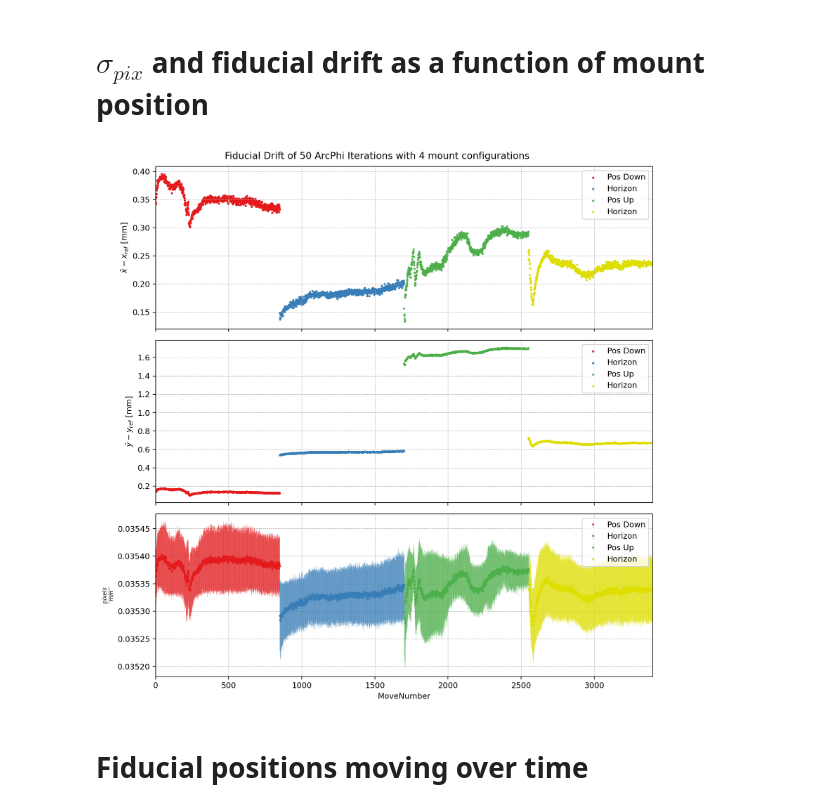
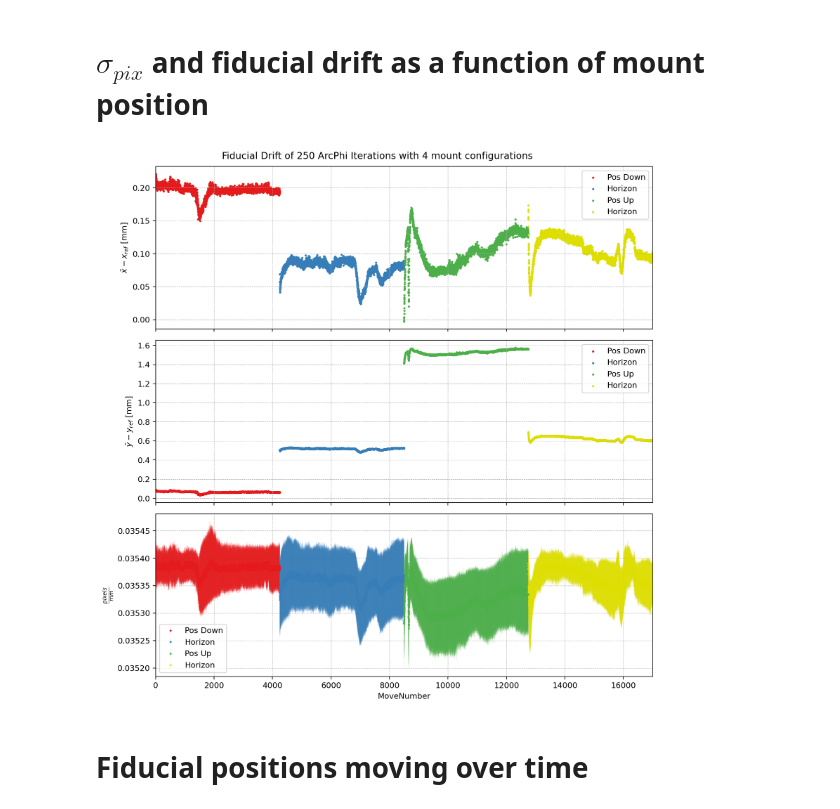
Before and after one commit to SSantosLab/DESI-QA, a Jupyter notebook: calib/Testing Figures - long-arc tests of linear phi.ipynb, the cells around one changed output. Drawn from its saved outputs; the diff is of its cells as text; code cells hidden in the pictures.

```diff
--- a/calib/Testing Figures - long-arc tests of linear phi.ipynb
+++ b/calib/Testing Figures - long-arc tests of linear phi.ipynb
@@ -430,7 +431,8 @@ def importToDf(datapath,fidpath):
 # %% [markdown]
 # Importing the database with relevant timestamps
 # %%
-testStart = np.datetime64('2023-07-11 09:07:00')
+testStart = np.datetime64('2023-07-17 15:51:09')
+figPath = '/home/msdos/DESI-QA/output/figures/LinPhiTests/250ArcPhiTest/'
 testFinish = testStart + np.timedelta64(1,"h")
 # %%
 # Setting paths
@@ -456,2 +442,5 @@ df
 # %%
-four_config_indices = [0,int(len(df)/4),int(len(df)/4*2),int(len(df)/4*3),int(len(df))]
+four_config_indices = [-1,int(len(df)/4)-1,int(len(df)/4*2)-1,int(len(df)/4*3)-1,int(len(df))]
+# four_config_indices = [0,int(len(df))]
+# n_repetitions = 250
+# four_config_indices = [0,n_repetitions*17,2*n_repetitions*17,3*n_repetitions*17,len(df)]
@@ -466,72 +471,60 @@ four_colors  = ['#e41a1c','#377eb8','#4daf4a', '#dede00']
 pointmarkers = ["v",'o','^','o']
 refs = [39.5,30.5]
 legendloc=0
-title = "Fiducial Drift of 50 ArcPhi Iterations with 4 mount configurations"
+title = "Fiducial Drift of 250 ArcPhi Iterations with 4 mount configurations"
 save=True
 # %%
 fig,axs = plt.subplots(3,1,figsize=[10,10],sharex=True)
 
 fig.suptitle(title)
 
-# First row - mean x fiducial position
 init = 0
-# for j in range(len(MountConfigs)):
-#     axs[0].scatter(np.arange(init,len(df[df['MountConfiguration']==MountConfigs[j]][df.columns.values[17]])+init),
-#              df[df['MountConfiguration']==MountConfigs[j]][df.columns.values[[17,19,21,23]]].mean(axis=1)*df[df['MountConfiguration']==MountConfigs[j]]['pix2mm']-refs[0],
-#              color=colors[j],label=MountConfigs[j],s=3)
-#     init+=len(df[df['MountConfiguration']==MountConfigs[j]]['pix2mm'])
-for j in range(4):
-    axs[0].scatter(np.arange(init,len(df.loc[four_config_indices[j]:four_config_indices[j+1]][df.columns.values[17]])+init),
-             df.loc[four_config_indices[j]:four_config_indices[j+1]][df.columns.values[[17,19,21,23]]].mean(axis=1)*df[four_config_indices[j]:four_config_indices[j+1]]['pix2mm']-refs[0],
+for j in range(len(four_config_indices)-1):
+    # For movenumber
+    axs[0].scatter(np.arange(init,len(df.loc[four_config_indices[j]+1:four_config_indices[j+1]][df.columns.values[17]])+init),
+             df.loc[four_config_indices[j]+1:four_config_indices[j+1]][df.columns.values[[17,19,21,23]]].mean(axis=1)*df[four_config_indices[j]+1:four_config_indices[j+1]]['pix2mm']-refs[0],
              color=four_colors[j],label=MountConfigs[j],s=3)
-    init+=len(df[four_config_indices[j]:four_config_indices[j+1]]['pix2mm'])
+    axs[1].scatter(np.arange(init,len(df.loc[four_config_indices[j]+1:four_config_indices[j+1]][df.columns.values[18]])+init),
+             df.loc[four_config_indices[j]+1:four_config_indices[j+1]][df.columns.values[[18,20,22,24]]].mean(axis=1)*df[four_config_indices[j]+1:four_config_indices[j+1]]['pix2mm']-refs[1],
+             color=four_colors[j],label=MountConfigs[j],s=3)
+    axs[2].errorbar(np.arange(init,len(df.loc[four_config_indices[j]+1:four_config_indices[j+1]]['pix2mm'])+init),
+             df.loc[four_config_indices[j]+1:four_config_indices[j+1]]['pix2mm'],
+             yerr=df.loc[four_config_indices[j]+1:four_config_indices[j+1]]['sigpix2mm'],color=four_colors[j],
+             label=MountConfigs[j],capsize=0, fmt='.',elinewidth=.1,markersize=3)
+
+    # For dates
+#     axs[0].scatter(df.loc[four_config_indices[j]+1:four_config_indices[j+1]]['move'],
+#         df.loc[four_config_indices[j]+1:four_config_indices[j+1]][df.columns.values[[17,19,21,23]]].mean(axis=1)*df[four_config_indices[j]+1:four_config_indices[j+1]]['pix2mm']-refs[0],
+#         color=four_colors[j],label=MountConfigs[j],s=3)
+#     axs[1].scatter(df.loc[four_config_indices[j]+1:four_config_indices[j+1]]['move'],
+#          df.loc[four_config_indices[j]+1:four_config_indices[j+1]][df.columns.values[[18,20,22,24]]].mean(axis=1)*df[four_config_indices[j]+1:four_config_indices[j+1]]['pix2mm']-refs[1],
+#          color=four_colors[j],label=MountConfigs[j],s=3)
+#     axs[2].errorbar(df.loc[four_config_indices[j]+1:four_config_indices[j+1]]["move"],df.loc[four_config_indices[j]+1:four_config_indices[j+1]]['pix2mm'],
+#         yerr=df.loc[four_config_indices[j]+1:four_config_indices[j+1]]['sigpix2mm'],color=four_colors[j],
+#         label=MountConfigs[j],capsize=0, fmt='.',elinewidth=.1,markersize=3)
+
+
+    init+=len(df[four_config_indices[j]+1:four_config_indices[j+1]]['pix2mm'])
+
 axs[0].set_ylabel(r'$\bar{x}-x_{ref}$ [mm]')
-axs[0].set_xlim(0,len(df))
-
-# Second row - mean y fiducial position
-init = 0
-# for j in range(len(MountConfigs)):
-#     axs[1].scatter(np.arange(init,len(df[df['MountConfiguration']==MountConfigs[j]][df.columns.values[18]])+init),
-#              df[df['MountConfiguration']==MountConfigs[j]][df.columns.values[[18,20,22,24]]].mean(axis=1)*df[df['MountConfiguration']==MountConfigs[j]]['pix2mm']-refs[1],
-#              color=colors[j],label=MountConfigs[j],s=3)
-#     init+=len(df[df['MountConfiguration']==MountConfigs[j]]['pix2mm'])
-for j in range(4):
-    axs[1].scatter(np.arange(init,len(df.loc[four_config_indices[j]:four_config_indices[j+1]][df.columns.values[18]])+init),
-             df.loc[four_config_indices[j]:four_config_indices[j+1]][df.columns.values[[18,20,22,24]]].mean(axis=1)*df[four_config_indices[j]:four_config_indices[j+1]]['pix2mm']-refs[1],
-             color=four_colors[j],label=MountConfigs[j],s=3)
-    init+=len(df[four_config_indices[j]:four_config_indices[j+1]]['pix2mm'])
 axs[1].set_ylabel(r'$\bar{y}-y_{ref}$ [mm]')
-axs[1].set_xlim(0,len(df))
-
-# Third row - pix/mm and sig pix/mm errorbar fig
-init = 0
-# for j in range(len(MountConfigs)):
-#     axs[2].errorbar(np.arange(init,len(df[df['MountConfiguration']==MountConfigs[j]]['pix2mm'])+init),
-#              df[df['MountConfiguration']==MountConfigs[j]]['pix2mm'],
-#              yerr=df[df['MountConfiguration']==MountConfigs[j]]['sigpix2mm'],color=colors[j],
-#              label=MountConfigs[j],capsize=0, fmt='.',elinewidth=.2,markersize=3)
-#     init+=len(df[df['MountConfiguration']==MountConfigs[j]]['pix2mm'])
-for j in range(4):
-    axs[2].errorbar(np.arange(init,len(df.loc[four_config_indices[j]:four_config_indices[j+1]]['pix2mm'])+init),
-             df.loc[four_config_indices[j]:four_config_indices[j+1]]['pix2mm'],
-             yerr=df.loc[four_config_indices[j]:four_config_indices[j+1]]['sigpix2mm'],color=four_colors[j],
-             label=MountConfigs[j],capsize=0, fmt='.',elinewidth=.2,markersize=3)
-    init+=len(df.loc[four_config_indices[j]:four_config_indices[j+1]]['pix2mm'])
 axs[2].set_ylabel(r'$\frac{pixels}{mm}$')
 axs[2].set_xlabel('MoveNumber')
-axs[2].set_xlim(0,len(df))
+
 for i in range(3):
     axs[i].grid(linestyle='--',linewidth=0.5)
     axs[i].legend(loc=legendloc)
+    # Comment following line out for dates
+    axs[i].set_xlim(0,len(df))
 
 fig.tight_layout()
 
 if save:
     plt.savefig(figPath+title+'.jpg',dpi=180)
 
 plt.show()
 # %% [output]
-[figure, old version]
+[figure, new version]
 # %% [markdown]
 # Fiducial positions moving over time
 # %%
```
Also changed, not shown: parts of 12 cells of this notebook, 44 other files.
